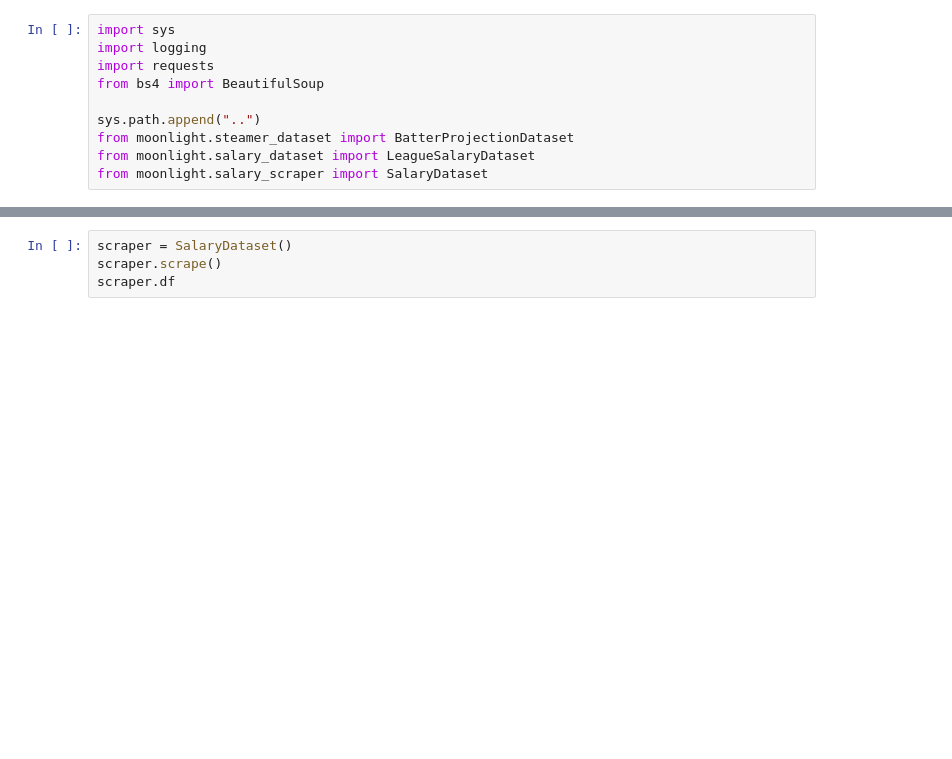
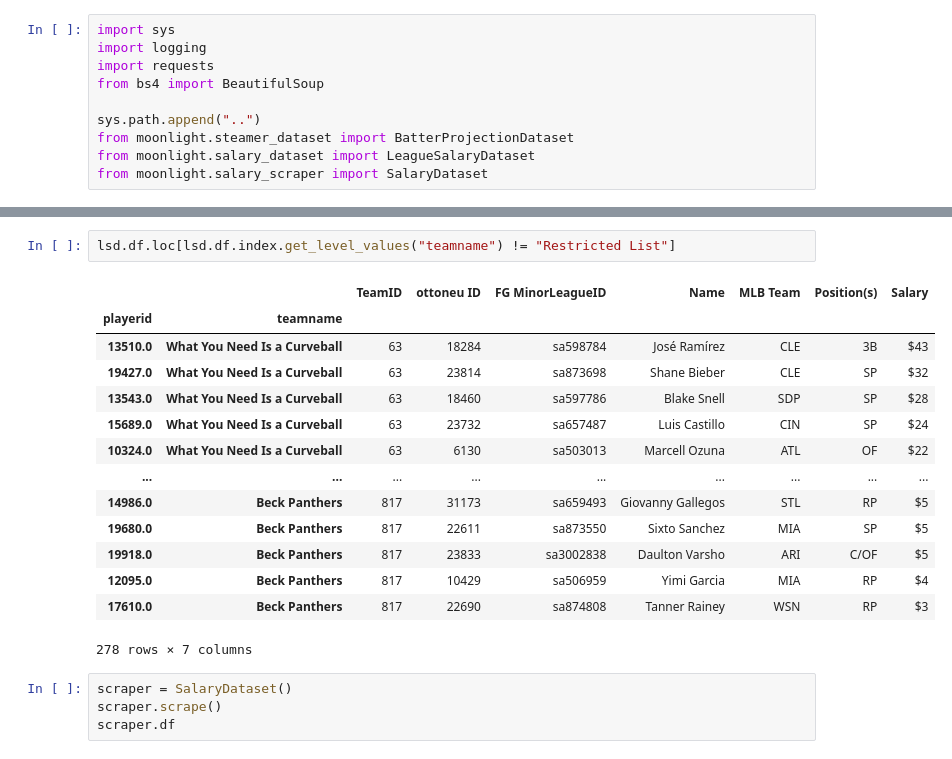
Before and after one commit to brendancooley/moonlight, a Jupyter notebook: _testing/testing.ipynb, the cells around one changed output, grey strips where cells are left out. Cells and saved outputs as stored; diff of their text form; blank space fills up the shorter version.

```diff
--- a/_testing/testing.ipynb
+++ b/_testing/testing.ipynb
@@ -24,3 +35,20 @@ array([ 1,  2,  3,  4,  5,  6,  7,  8,  9, 10, 11, 12])
+# %%
+lsd.df.loc[lsd.df.index.get_level_values("teamname") != "Restricted List"]
+# %% [output]
+|  |  | TeamID | ottoneu ID | FG MinorLeagueID | Name | MLB Team | Position(s) | Salary |
+| playerid | teamname |  |  |  |  |  |  |  |
+| 13510.0 | What You Need Is a Curveball | 63 | 18284 | sa598784 | José Ramírez | CLE | 3B | $43 |
+| 19427.0 | What You Need Is a Curveball | 63 | 23814 | sa873698 | Shane Bieber | CLE | SP | $32 |
+| 13543.0 | What You Need Is a Curveball | 63 | 18460 | sa597786 | Blake Snell | SDP | SP | $28 |
+| 15689.0 | What You Need Is a Curveball | 63 | 23732 | sa657487 | Luis Castillo | CIN | SP | $24 |
+| 10324.0 | What You Need Is a Curveball | 63 | 6130 | sa503013 | Marcell Ozuna | ATL | OF | $22 |
+| ... | ... | ... | ... | ... | ... | ... | ... | ... |
+| 14986.0 | Beck Panthers | 817 | 31173 | sa659493 | Giovanny Gallegos | STL | RP | $5 |
+| 19680.0 | Beck Panthers | 817 | 22611 | sa873550 | Sixto Sanchez | MIA | SP | $5 |
+| 19918.0 | Beck Panthers | 817 | 23833 | sa3002838 | Daulton Varsho | ARI | C/OF | $5 |
+| 12095.0 | Beck Panthers | 817 | 10429 | sa506959 | Yimi Garcia | MIA | RP | $4 |
+| 17610.0 | Beck Panthers | 817 | 22690 | sa874808 | Tanner Rainey | WSN | RP | $3 |
+278 rows × 7 columns
 # %%
 scraper = SalaryDataset()
 scraper.scrape()
```
Also changed, not shown: parts of 2 cells of this notebook, 1 other file.
